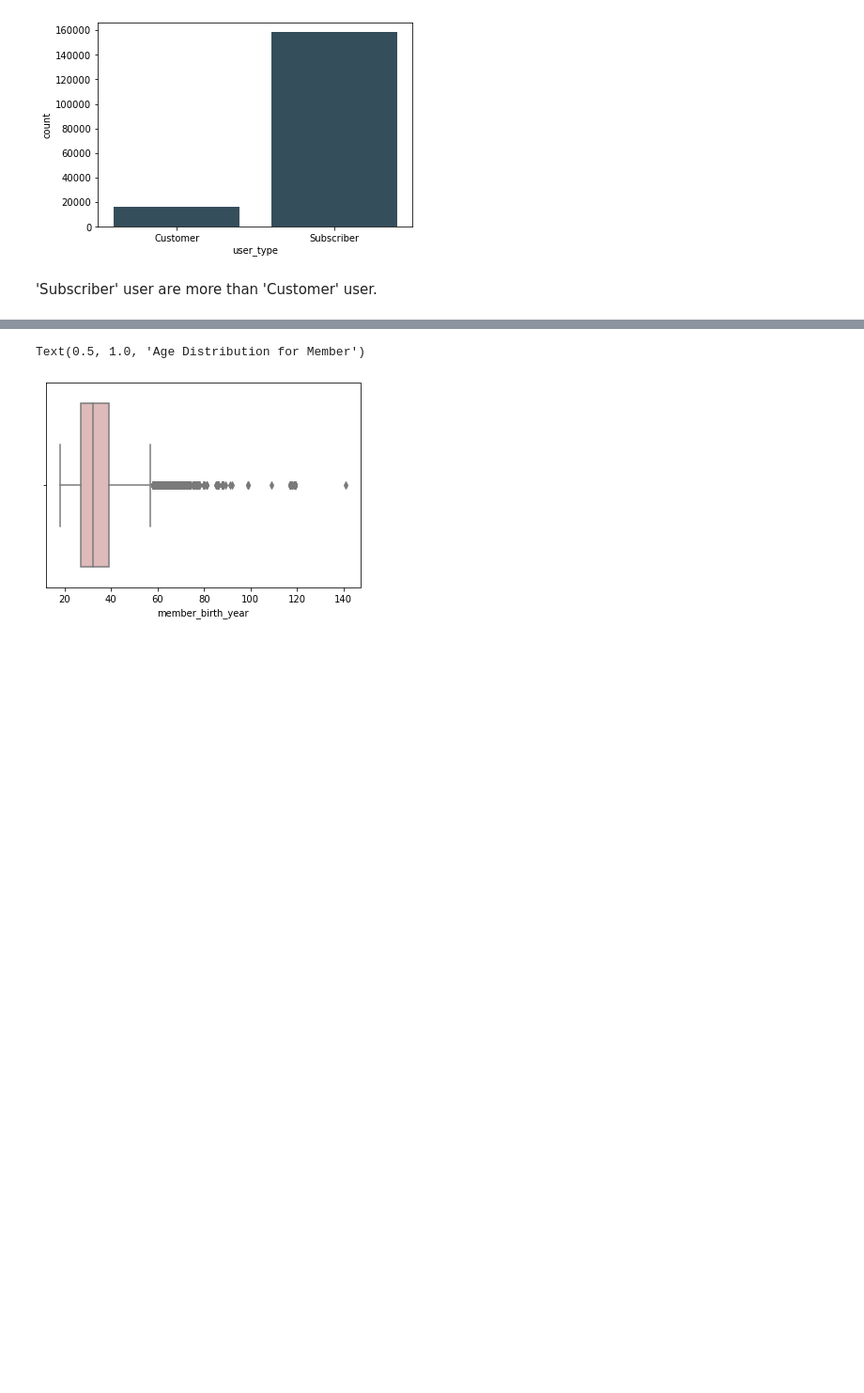
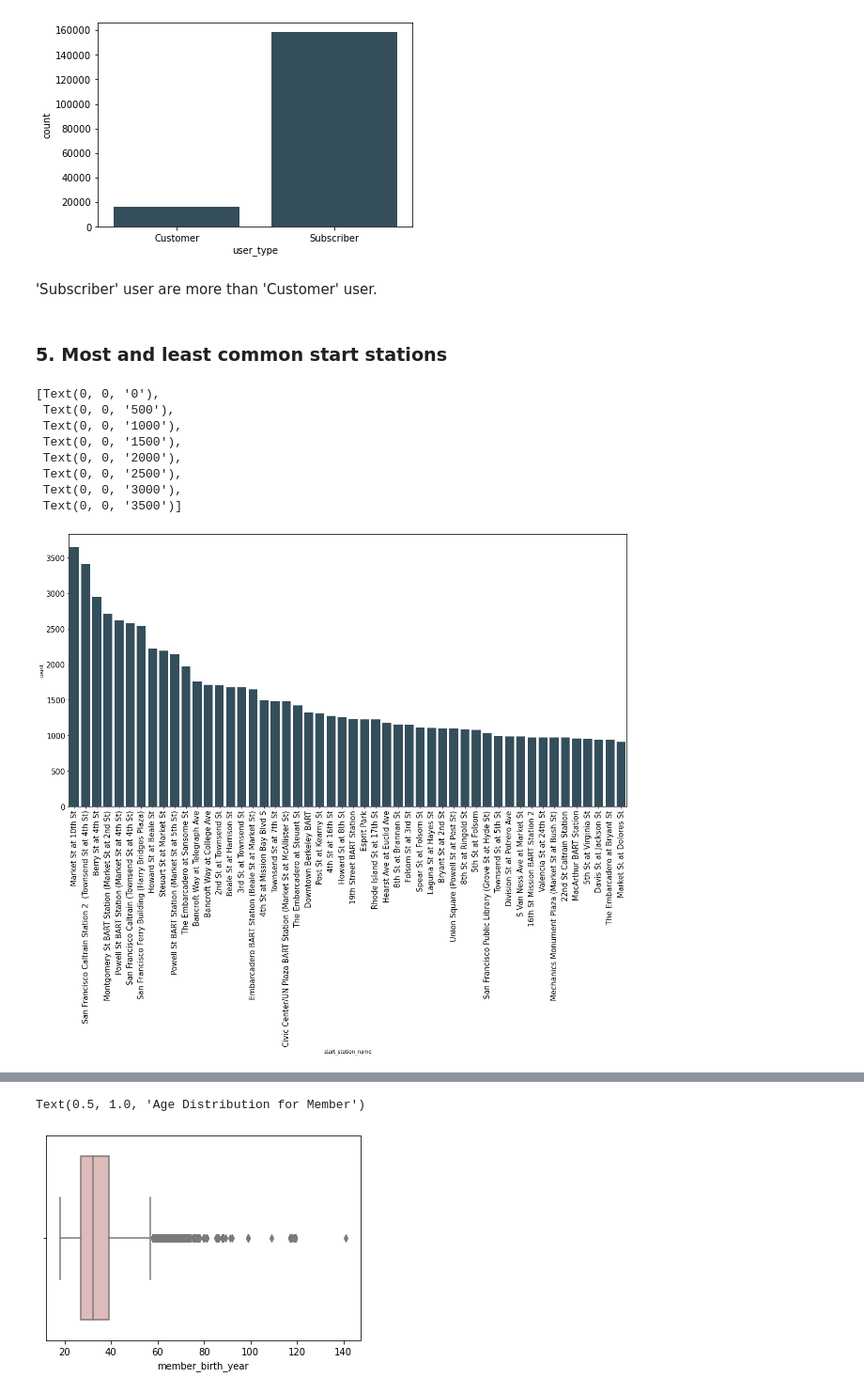
Before and after one commit to hagerElsehaimy/communicate-data-findings-FordGoBike, a Jupyter notebook: exploration_template.ipynb, the cells around one changed output, grey strips where cells are left out. Shown at 94% size. Saved outputs shown, nothing was run; the diff lists cells and outputs as text; code cells hidden in the pictures; blank space fills up the shorter version.

Commit message:
univariant exploration most and least start stations

```diff
--- a/exploration_template.ipynb
+++ b/exploration_template.ipynb
@@ -397,3 +393,20 @@ sb.countplot(data = new_df, x = 'user_type', color = "#2F5061");
 [figure]
 # %% [markdown]
 'Subscriber' user are more than 'Customer' user.
+# %% [markdown]
+### 5. Most and least common start stations
+# %%
+fig, ax = plt.subplots(figsize=(20, 10))
+station_plot=sb.countplot(data=new_df, x='start_station_name', order=new_df.start_station_name.value_counts(ascending=False)[0:50].index,color = "#2F5061",ax=ax)
+station_plot.set_xticklabels(labels=new_df.start_station_name.value_counts(ascending=False).keys(),rotation=90,size=15)
+station_plot.set_yticklabels(labels=[i for i in range(0,4000,500)],size=15)
+# %% [output]
+[Text(0, 0, '0'),
+ Text(0, 0, '500'),
+ Text(0, 0, '1000'),
+ Text(0, 0, '1500'),
+ Text(0, 0, '2000'),
+ Text(0, 0, '2500'),
+ Text(0, 0, '3000'),
+ Text(0, 0, '3500')]
+[figure, added]
```
Also changed, not shown: parts of 8 cells of this notebook.
